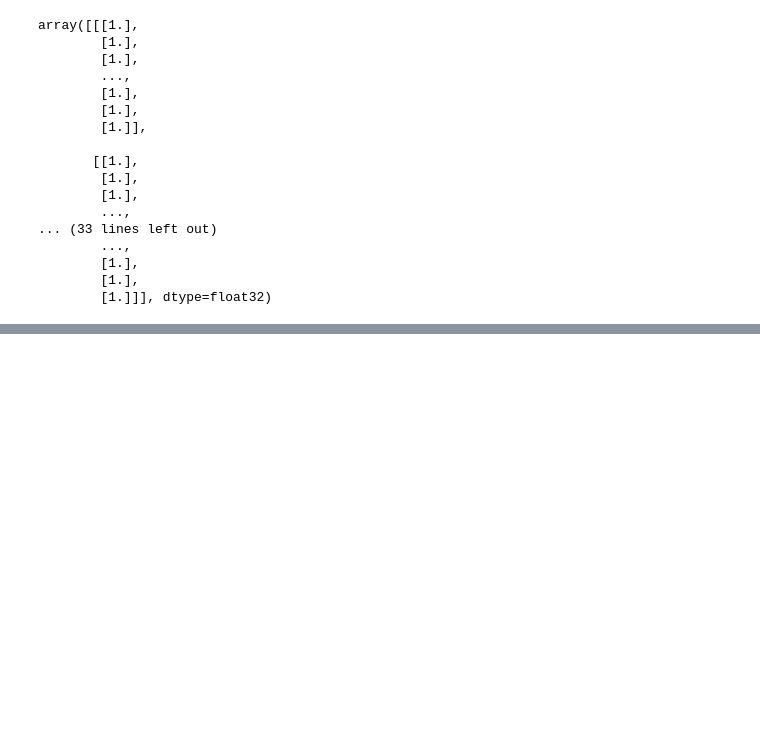
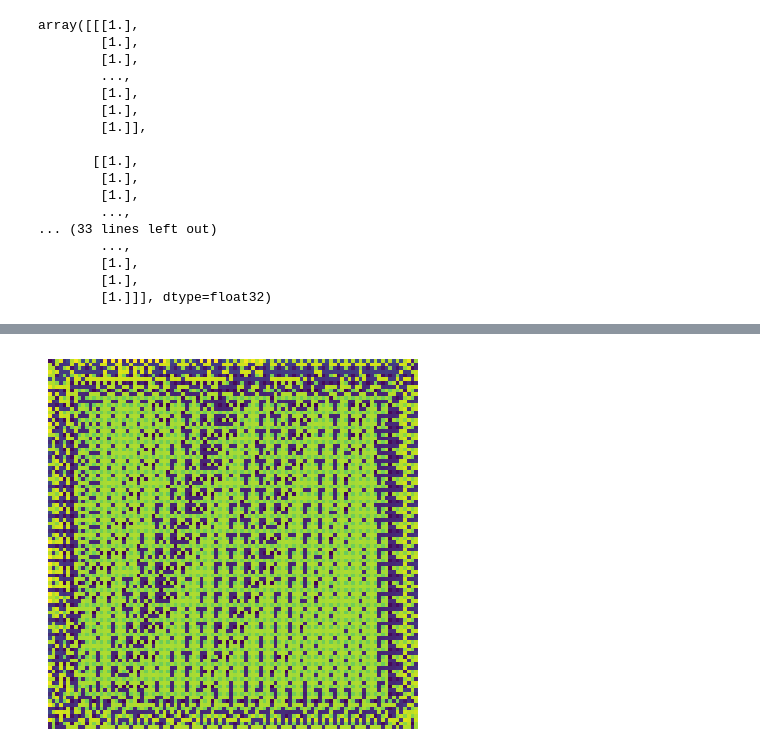
Before and after one commit to willhorgalcon/publicrep, a Jupyter notebook: segmentation.ipynb, the cells around one changed output, grey strips where cells are left out. Saved outputs shown, nothing was run; the diff lists cells and outputs as text; code cells hidden in the pictures; blank space fills up the shorter version.

```diff
--- a/segmentation.ipynb
+++ b/segmentation.ipynb
@@ -198,0 +189,13 @@ display_mask(mask)
+# %%
+def display_mask(pred):
+ mask = np.argmax(pred, axis=-1)
+ mask *= 127
+ plt.axis("off")
+ plt.imshow(mask)
+
+
+mask  *=255
+
+display_target(mask)
+# %% [output]
+[figure, added]
```
Also changed, not shown: parts of 5 cells of this notebook.
